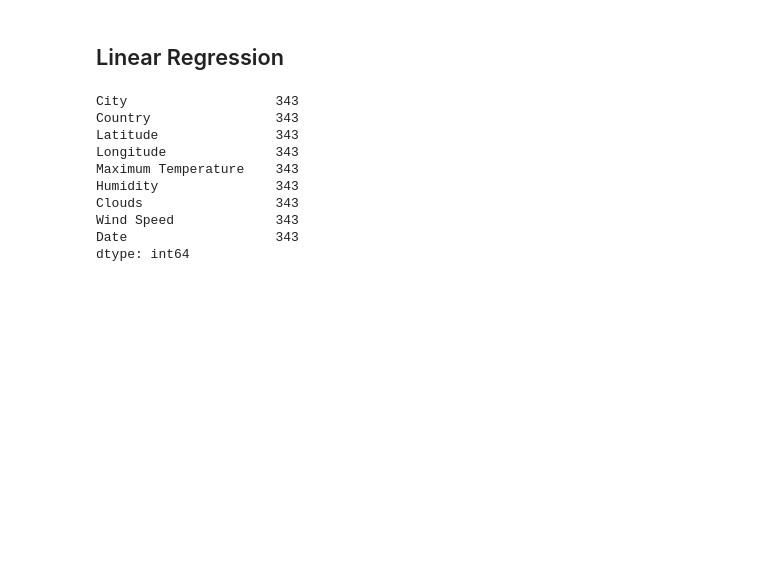
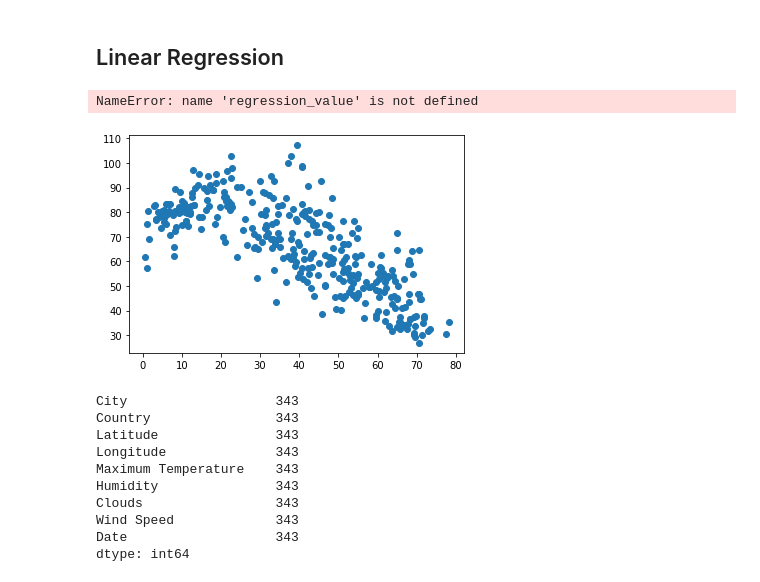
Before and after one commit to jmgeo/API-Challenge, a Jupyter notebook: starter_code/WeatherPy.ipynb, the cells around one changed output. Cells and saved outputs as stored; diff of their text form; code cells hidden in the pictures; blank space fills up the shorter version.

```diff
--- a/starter_code/WeatherPy.ipynb
+++ b/starter_code/WeatherPy.ipynb
@@ -280,26 +280,31 @@ plt.savefig("../Images/Lat_v_Wind.png")
 # %%
 #already imported linregress in the depnendencies. Checked. Confirmed.
 ##Have to do this with both hemispheres. So start by creating DataFrames for each hemisphere.
 n_hemisphere_df = weather_df.loc[(weather_df['Latitude']>0)]
 #n_hemisphere_df.head()
 s_hemisphere_df = weather_df.loc[(weather_df['Latitude']<0)]
 #s_hemisphere_df.head()
 
 ###now that we have DFs, we can perform the regression.
 ####documentation here: documentation: https://docs.scipy.org/doc/scipy/reference/generated/scipy.stats.linregress.html
 #####first define the function
-def lin_regr(x, y, yaxis):
+def plotLinearRegression(x, y, xlabl, ylabl, lblpos, ifig):
     (slope, intercept, rvalue, pvalue, stderr) = linregress(x,y)
+    print(f"The r-squared value is: {rvalue}")
+    regression_value = x * slope + intercept
     line_equation = "y =" + str(round(slope,2)) + "x +" + str(round(intercept,2))
-    y_pred = intercept + slope*x
 
 ##plot test not working. going to try it for north and south hemispere data and see if i need to troubleshoot.
-#plt.scatter(x, y)
-#plt.plot(x, y_pred, "r-")
-#plt.xlabel('Latitude')
-#plt.ylaberl(yaxis)
-#print(f"r-squared: {rvalue}")
-#plt.show()
+plt.scatter(x, y)
+plt.plot(x, regression_value, "r-")
+plt.annotate(line_equation, lblpos, fontsize = 12, color='black')
+plt.xlabel(xlabl)
+plt.ylabel(ylabl)
+plt.savefig("../Images/LinRegress_initial.png")
+plt.show()
+# %% [output]
+NameError: name 'regression_value' is not defined
+[figure, added]
 # %%
 #Plot the results in the cell above to see if it's reasonable.
 ##having errors running in this cell, moving up code to previous cell
```
Also changed, not shown: parts of 1 cell of this notebook.
